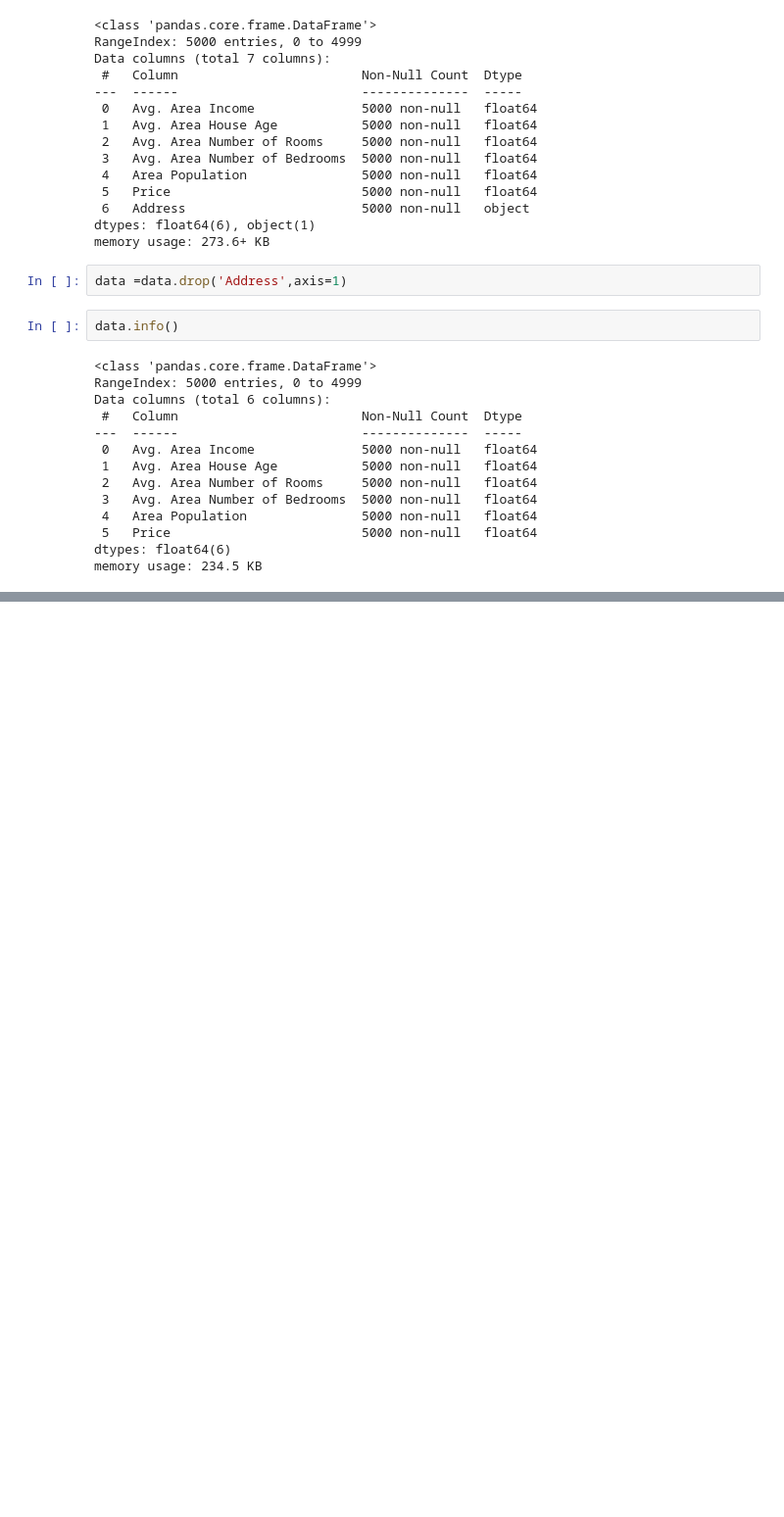
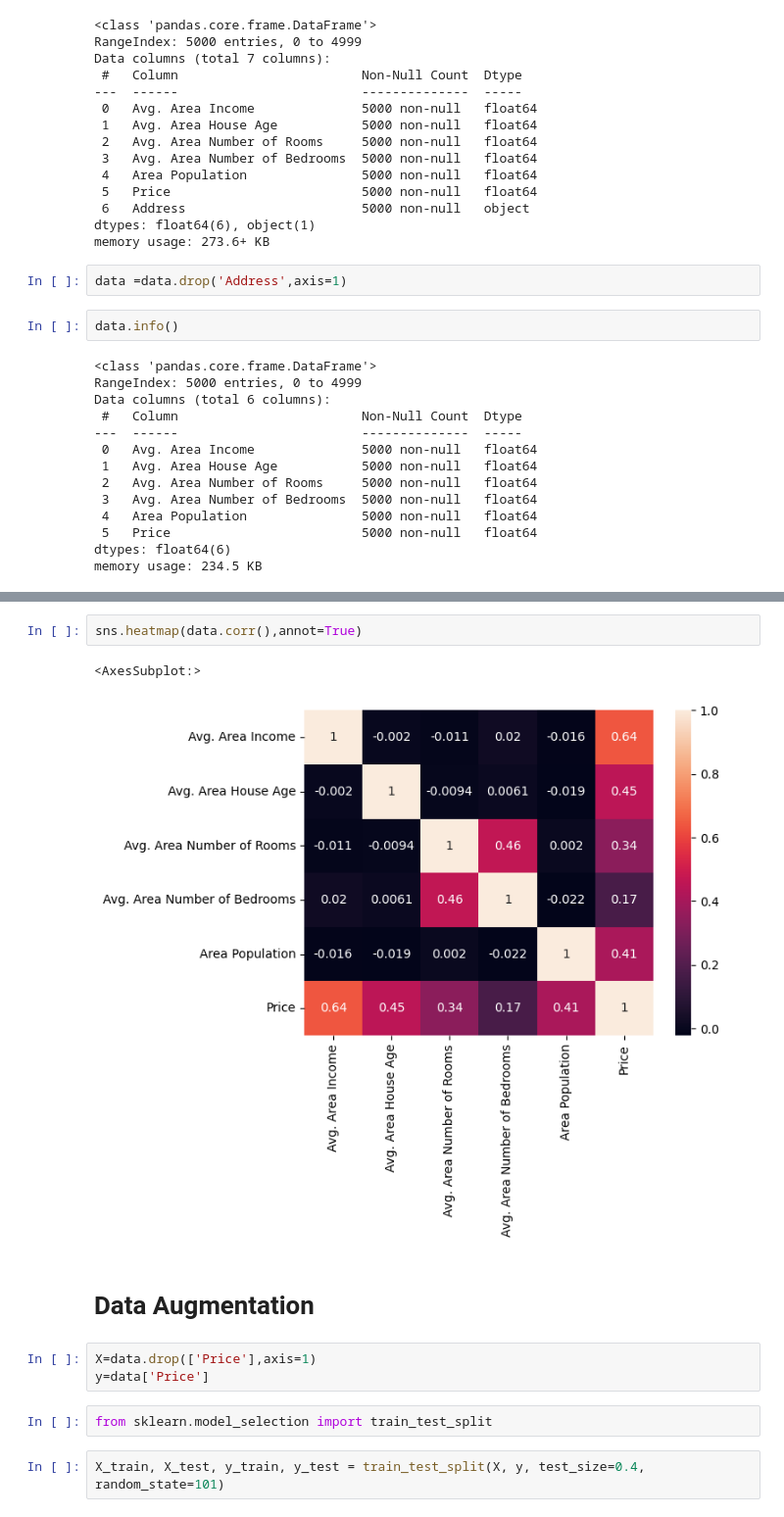
Before and after one commit to sparshpatial/House_Price_Prediction, a Jupyter notebook: house_price_prediction.ipynb, the cells around one changed output, grey strips where cells are left out. Shown at 98% size. Cells and saved outputs as stored; diff of their text form; blank space fills up the shorter version.

```diff
--- a/house_price_prediction.ipynb
+++ b/house_price_prediction.ipynb
@@ -53,0 +66,14 @@ memory usage: 234.5 KB
+# %%
+sns.heatmap(data.corr(),annot=True)
+# %% [output]
+<AxesSubplot:>
+[figure, added]
+# %% [markdown]
+# Data Augmentation
+# %%
+X=data.drop(['Price'],axis=1)
+y=data['Price']
+# %%
+from sklearn.model_selection import train_test_split
+# %%
+X_train, X_test, y_train, y_test = train_test_split(X, y, test_size=0.4, random_state=101)
```
Also changed, not shown: parts of 3 cells of this notebook.
